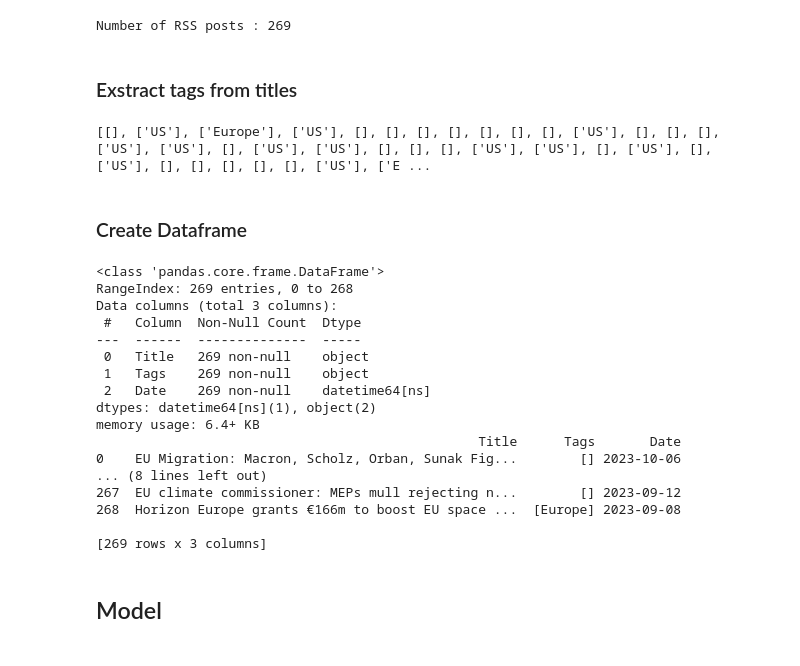
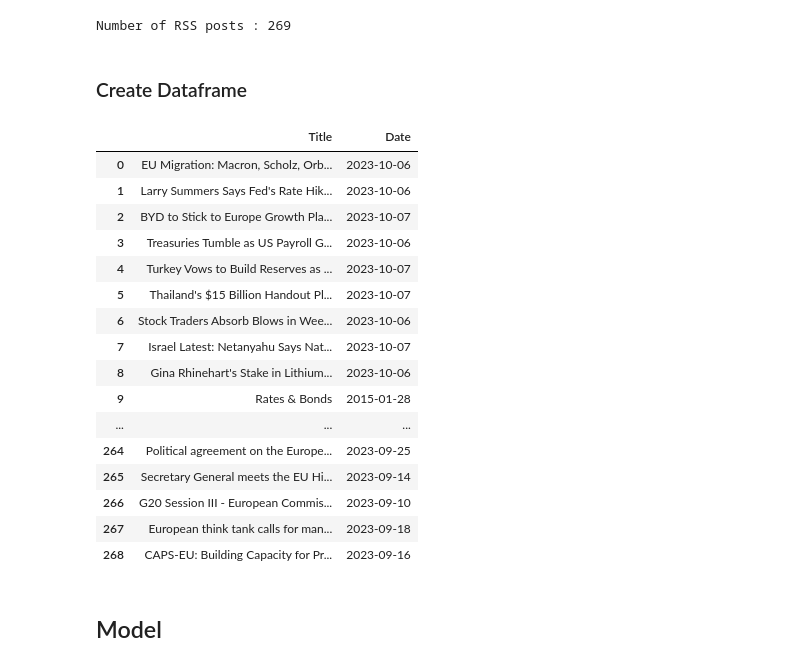
Before and after one commit to benricok/hackathonn23, a Jupyter notebook: testing/rss/rss.ipynb, the cells around one changed output. Cells and saved outputs as stored; diff of their text form; code cells hidden in the pictures.

```diff
--- a/testing/rss/rss.ipynb
+++ b/testing/rss/rss.ipynb
@@ -37,51 +39,31 @@ for feed in feeds:
 print('Number of RSS posts :', len(titles))
 # %% [output]
 Number of RSS posts : 269
-# %% [markdown]
-### Exstract tags from titles
-# %%
-if SYMBOL == 'EURUSD':
-    search = ['US','U.S.' 'EU', 'Europe']
-else:
-    search = []
-
-tags_in_title = []
-for title in titles:
-    tags = []
-    for tag in search:
-        if tag.lower() in title.lower(): tags+=[tag]
-    tags_in_title += [tags]
-
-print(tags_in_title)
-# %% [output]
-[[], ['US'], ['Europe'], ['US'], [], [], [], [], [], [], [], ['US'], [], [], [], ['US'], ['US'], [], ['US'], ['US'], [], [], [], ['US'], ['US'], [], ['US'], [], ['US'], [], [], [], [], [], ['US'], ['E ...
 # %% [markdown]
 ### Create Dataframe
 # %%
 import pandas as pd
 
-df = pd.DataFrame({'Title': titles,'Tags': tags_in_title,'Date': pd.to_datetime(dates)})
-
-df.info()
-print(df)
+df = pd.DataFrame({'Title': titles, 'Date': pd.to_datetime(dates)}) #df.info()
+df
 # %% [output]
-<class 'pandas.core.frame.DataFrame'>
-RangeIndex: 269 entries, 0 to 268
-Data columns (total 3 columns):
- #   Column  Non-Null Count  Dtype
----  ------  --------------  -----
- 0   Title   269 non-null    object
- 1   Tags    269 non-null    object
- 2   Date    269 non-null    datetime64[ns]
-dtypes: datetime64[ns](1), object(2)
-memory usage: 6.4+ KB
-                                                 Title      Tags       Date
-0    EU Migration: Macron, Scholz, Orban, Sunak Fig...        [] 2023-10-06
-... (8 lines left out)
-267  EU climate commissioner: MEPs mull rejecting n...        [] 2023-09-12
-268  Horizon Europe grants €166m to boost EU space ...  [Europe] 2023-09-08
-
-[269 rows x 3 columns]
+|  | Title | Date |
+| 0 | EU Migration: Macron, Scholz, Orb... | 2023-10-06 |
+| 1 | Larry Summers Says Fed's Rate Hik... | 2023-10-06 |
+| 2 | BYD to Stick to Europe Growth Pla... | 2023-10-07 |
+| 3 | Treasuries Tumble as US Payroll G... | 2023-10-06 |
+| 4 | Turkey Vows to Build Reserves as ... | 2023-10-07 |
+| 5 | Thailand's $15 Billion Handout Pl... | 2023-10-07 |
+| 6 | Stock Traders Absorb Blows in Wee... | 2023-10-06 |
+| 7 | Israel Latest: Netanyahu Says Nat... | 2023-10-07 |
+| 8 | Gina Rhinehart's Stake in Lithium... | 2023-10-06 |
+| 9 | Rates & Bonds | 2015-01-28 |
+| ... | ... | ... |
+| 264 | Political agreement on the Europe... | 2023-09-25 |
+| 265 | Secretary General meets the EU Hi... | 2023-09-14 |
+| 266 | G20 Session III - European Commis... | 2023-09-10 |
+| 267 | European think tank calls for man... | 2023-09-18 |
+| 268 | CAPS-EU: Building Capacity for Pr... | 2023-09-16 |
 # %% [markdown]
 ## Model
 # %% [markdown]
```
Also changed, not shown: parts of 6 cells of this notebook.
